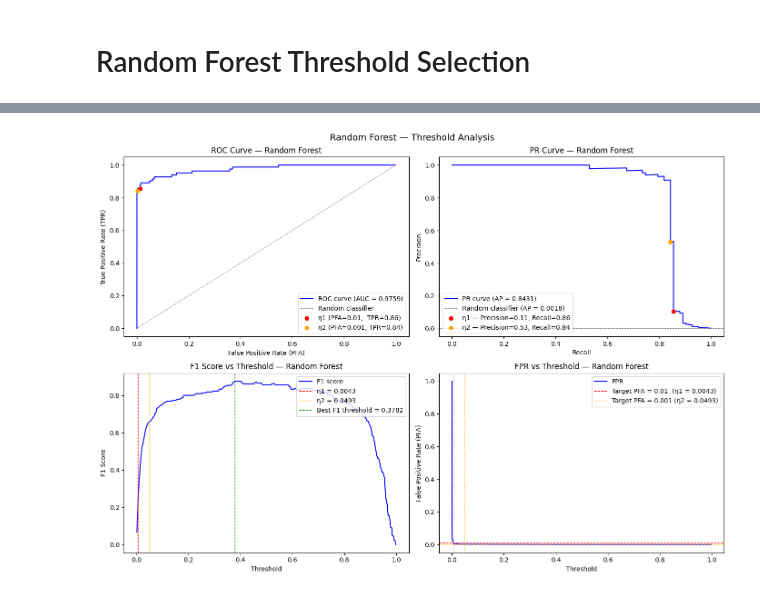
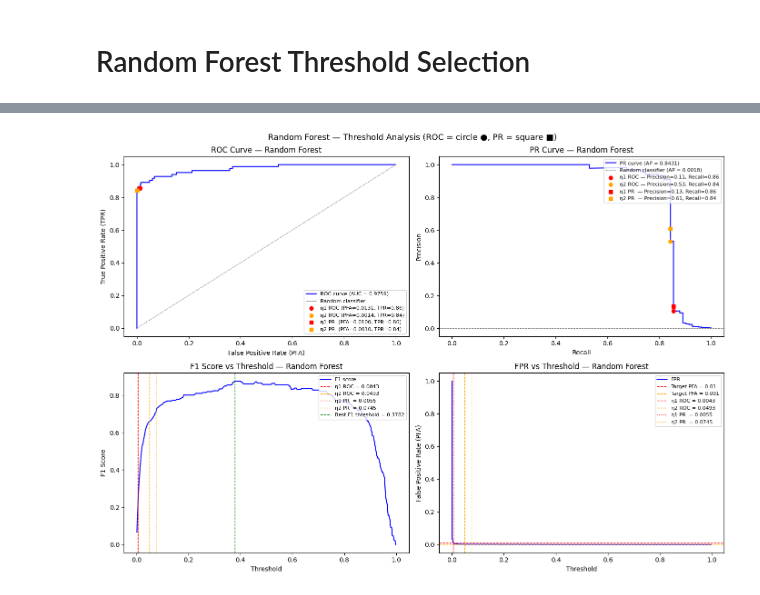
Before and after one commit to IvanCh3ung/EECE564_A3, a Jupyter notebook: A3.ipynb, the cells around one changed output, grey strips where cells are left out. Saved outputs shown, nothing was run; the diff lists cells and outputs as text; code cells hidden in the pictures.

```diff
--- a/A3.ipynb
+++ b/A3.ipynb
@@ -946,66 +973,109 @@ import matplotlib.pyplot as plt
 import numpy as np
 from sklearn.metrics import f1_score
 
+def fpr_tpr_at_threshold(threshold, y_true, y_scores):
+    y_pred = (y_scores >= threshold).astype(int)
+    fp = ((y_pred == 1) & (y_true == 0)).sum()
+    tp = ((y_pred == 1) & (y_true == 1)).sum()
+    n_neg = (y_true == 0).sum()
+    n_pos = (y_true == 1).sum()
+    return fp / n_neg, tp / n_pos  # FPR, TPR
+
+def precision_recall_at_threshold(threshold, y_true, y_scores):
+    y_pred = (y_scores >= threshold).astype(int)
+    tp = ((y_pred == 1) & (y_true == 1)).sum()
+    fp = ((y_pred == 1) & (y_true == 0)).sum()
+    fn = ((y_pred == 0) & (y_true == 1)).sum()
+    precision = tp / (tp + fp) if (tp + fp) > 0 else 0.0
+    recall    = tp / (tp + fn) if (tp + fn) > 0 else 0.0
+    return precision, recall
+
+# Compute exact FPR/TPR at PR-derived thresholds
+fpr_at_eta1_pr, tpr_at_eta1_pr = fpr_tpr_at_threshold(eta1_pr, Y_val_imb, y_scores)
+fpr_at_eta2_pr, tpr_at_eta2_pr = fpr_tpr_at_threshold(eta2_pr, Y_val_imb, y_scores)
+
+# Compute exact precision/recall at ROC-derived thresholds
+prec_at_eta1_roc, rec_at_eta1_roc = precision_recall_at_threshold(eta1_roc, Y_val_imb, y_scores)
+prec_at_eta2_roc, rec_at_eta2_roc = precision_recall_at_threshold(eta2_roc, Y_val_imb, y_scores)
+
+# Compute exact precision/recall at PR-derived thresholds
+prec_at_eta1_pr, rec_at_eta1_pr = precision_recall_at_threshold(eta1_pr, Y_val_imb, y_scores)
+prec_at_eta2_pr, rec_at_eta2_pr = precision_recall_at_threshold(eta2_pr, Y_val_imb, y_scores)
+
 fig, axes = plt.subplots(2, 2, figsize=(14, 10))
 
 # ── Top left: ROC curve ──
 ax = axes[0, 0]
 ax.plot(fpr, tpr, color='blue', lw=1.5, label=f'ROC curve (AUC = {roc_auc:.4f})')
 ax.plot([0, 1], [0, 1], color='gray', linestyle='--', lw=0.8, label='Random classifier')
-ax.scatter(fpr[idx1], tpr[idx1], color='red',    zorder=5, label=f'η1 (PFA=0.01,  TPR={tpr[idx1]:.2f})')
-ax.scatter(fpr[idx2], tpr[idx2], color='orange', zorder=5, label=f'η2 (PFA=0.001, TPR={tpr[idx2]:.2f})')
+ax.scatter(fpr[idx1_roc], tpr[idx1_roc], color='red',    zorder=5, marker='o',
+           label=f'η1 ROC (PFA={fpr[idx1_roc]:.4f}, TPR={tpr[idx1_roc]:.2f})')
+ax.scatter(fpr[idx2_roc], tpr[idx2_roc], color='orange', zorder=5, marker='o',
+           label=f'η2 ROC (PFA={fpr[idx2_roc]:.4f}, TPR={tpr[idx2_roc]:.2f})')
+ax.scatter(fpr_at_eta1_pr, tpr_at_eta1_pr, color='red',    zorder=5, marker='s',
+           label=f'η1 PR  (PFA={fpr_at_eta1_pr:.4f}, TPR={tpr_at_eta1_pr:.2f})')
+ax.scatter(fpr_at_eta2_pr, tpr_at_eta2_pr, color='orange', zorder=5, marker='s',
+           label=f'η2 PR  (PFA={fpr_at_eta2_pr:.4f}, TPR={tpr_at_eta2_pr:.2f})')
 ax.set_xlabel('False Positive Rate (PFA)')
 ax.set_ylabel('True Positive Rate (TPR)')
 ax.set_title('ROC Curve — Random Forest')
-ax.legend(loc='lower right')
+ax.legend(loc='lower right', fontsize=8)
 
 # ── Top right: PR curve ──
 ax = axes[0, 1]
-ax.plot(recall, precision, color='blue', lw=1.5, label=f'PR curve (AP = {ap:.4f})')
+ax.plot(recall_vals, precision_vals, color='blue', lw=1.5, label=f'PR curve (AP = {ap:.4f})')
 ax.axhline(y=Y_val_imb.mean(), color='gray', linestyle='--', lw=0.8,
            label=f'Random classifier (AP = {Y_val_imb.mean():.4f})')
-ax.scatter(recall[idx_pr1], precision[idx_pr1], color='red',    zorder=5,
-           label=f'η1 — Precision={precision[idx_pr1]:.2f}, Recall={recall[idx_pr1]:.2f}')
-ax.scatter(recall[idx_pr2], precision[idx_pr2], color='orange', zorder=5,
-           label=f'η2 — Precision={precision[idx_pr2]:.2f}, Recall={recall[idx_pr2]:.2f}')
+ax.scatter(rec_at_eta1_roc, prec_at_eta1_roc, color='red',    zorder=5, marker='o',
+           label=f'η1 ROC — Precision={prec_at_eta1_roc:.2f}, Recall={rec_at_eta1_roc:.2f}')
+ax.scatter(rec_at_eta2_roc, prec_at_eta2_roc, color='orange', zorder=5, marker='o',
+           label=f'η2 ROC — Precision={prec_at_eta2_roc:.2f}, Recall={rec_at_eta2_roc:.2f}')
+ax.scatter(rec_at_eta1_pr, prec_at_eta1_pr, color='red',    zorder=5, marker='s',
+           label=f'η1 PR  — Precision={prec_at_eta1_pr:.2f}, Recall={rec_at_eta1_pr:.2f}')
+ax.scatter(rec_at_eta2_pr, prec_at_eta2_pr, color='orange', zorder=5, marker='s',
+           label=f'η2 PR  — Precision={prec_at_eta2_pr:.2f}, Recall={rec_at_eta2_pr:.2f}')
 ax.set_xlabel('Recall')
 ax.set_ylabel('Precision')
 ax.set_title('PR Curve — Random Forest')
-ax.legend(loc='lower left')
+ax.legend(loc='upper right', fontsize=8)
 
 # ── Bottom left: F1 vs threshold ──
 ax = axes[1, 0]
 thresh_range = np.linspace(0.001, 0.999, 300)
 f1_scores = [f1_score(Y_val_imb, (y_scores >= t).astype(int), zero_division=0)
              for t in thresh_range]
 best_thresh_idx = np.argmax(f1_scores)
 ax.plot(thresh_range, f1_scores, color='blue', lw=1.5, label='F1 score')
-ax.axvline(x=eta1, color='red',    linestyle='--', lw=1, label=f'η1 = {eta1:.4f}')
-ax.axvline(x=eta2, color='orange', linestyle='--', lw=1, label=f'η2 = {eta2:.4f}')
+ax.axvline(x=eta1_roc, color='red',    linestyle='--', lw=1, label=f'η1 ROC = {eta1_roc:.4f}')
+ax.axvline(x=eta2_roc, color='orange', linestyle='--', lw=1, label=f'η2 ROC = {eta2_roc:.4f}')
+ax.axvline(x=eta1_pr,  color='red',    linestyle=':',  lw=1, label=f'η1 PR  = {eta1_pr:.4f}')
+ax.axvline(x=eta2_pr,  color='orange', linestyle=':',  lw=1, label=f'η2 PR  = {eta2_pr:.4f}')
 ax.axvline(x=thresh_range[best_thresh_idx], color='green', linestyle='--', lw=1,
            label=f'Best F1 threshold = {thresh_range[best_thresh_idx]:.4f}')
 ax.set_xlabel('Threshold')
 ax.set_ylabel('F1 Score')
 ax.set_title('F1 Score vs Threshold — Random Forest')
-ax.legend(loc='upper right')
+ax.legend(loc='upper right', fontsize=8)
 
 # ── Bottom right: FPR vs threshold ──
 ax = axes[1, 1]
 ax.plot(thresholds[:-1], fpr[:-1], color='blue', lw=1.5, label='FPR')
-ax.axhline(y=0.01,  color='red',    linestyle='--', lw=1, label=f'Target PFA = 0.01  (η1 = {eta1:.4f})')
-ax.axhline(y=0.001, color='orange', linestyle='--', lw=1, label=f'Target PFA = 0.001 (η2 = {eta2:.4f})')
-ax.axvline(x=eta1,  color='red',    linestyle=':',  lw=1)
-ax.axvline(x=eta2,  color='orange', linestyle=':',  lw=1)
+ax.axhline(y=0.01,  color='red',    linestyle='--', lw=1, label='Target PFA = 0.01')
+ax.axhline(y=0.001, color='orange', linestyle='--', lw=1, label='Target PFA = 0.001')
+ax.axvline(x=eta1_roc, color='red',    linestyle='--', lw=1, label=f'η1 ROC = {eta1_roc:.4f}')
+ax.axvline(x=eta2_roc, color='orange', linestyle='--', lw=1, label=f'η2 ROC = {eta2_roc:.4f}')
+ax.axvline(x=eta1_pr,  color='red',    linestyle=':',  lw=1, label=f'η1 PR  = {eta1_pr:.4f}')
+ax.axvline(x=eta2_pr,  color='orange', linestyle=':',  lw=1, label=f'η2 PR  = {eta2_pr:.4f}')
 ax.set_xlabel('Threshold')
 ax.set_ylabel('False Positive Rate (PFA)')
 ax.set_title('FPR vs Threshold — Random Forest')
-ax.legend(loc='upper right')
+ax.legend(loc='upper right', fontsize=8)
 
-plt.suptitle('Random Forest — Threshold Analysis', fontsize=14)
+plt.suptitle('Random Forest — Threshold Analysis (ROC = circle ●, PR = square ■)', fontsize=13)
 plt.tight_layout()
 plt.show()
 # %% [output]
-[figure, old version]
+[figure, new version]
 # %% [markdown]
 # Observations
 
```
Also changed, not shown: parts of 7 cells of this notebook.
